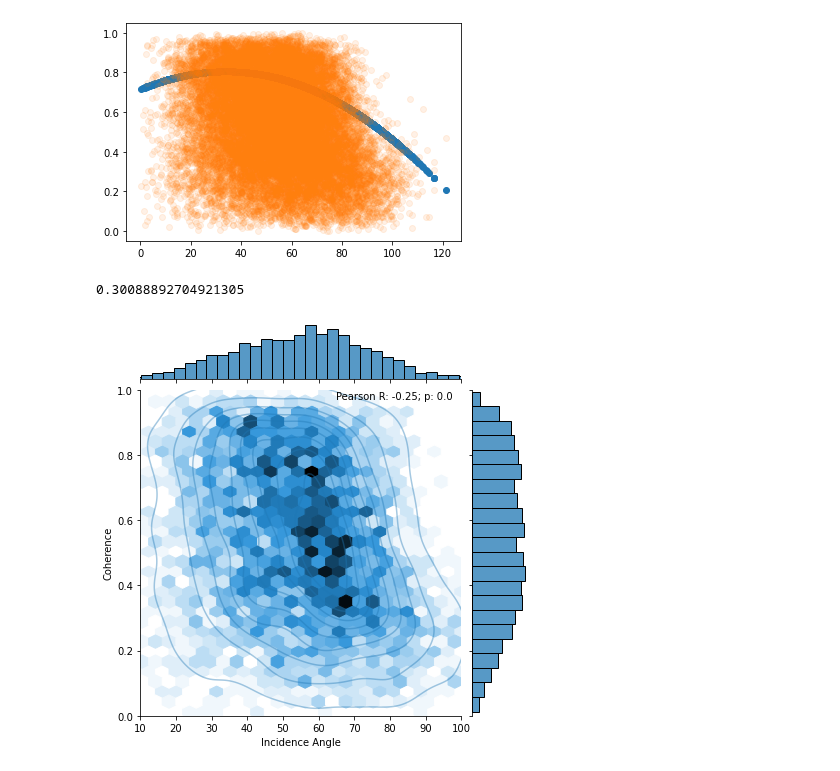
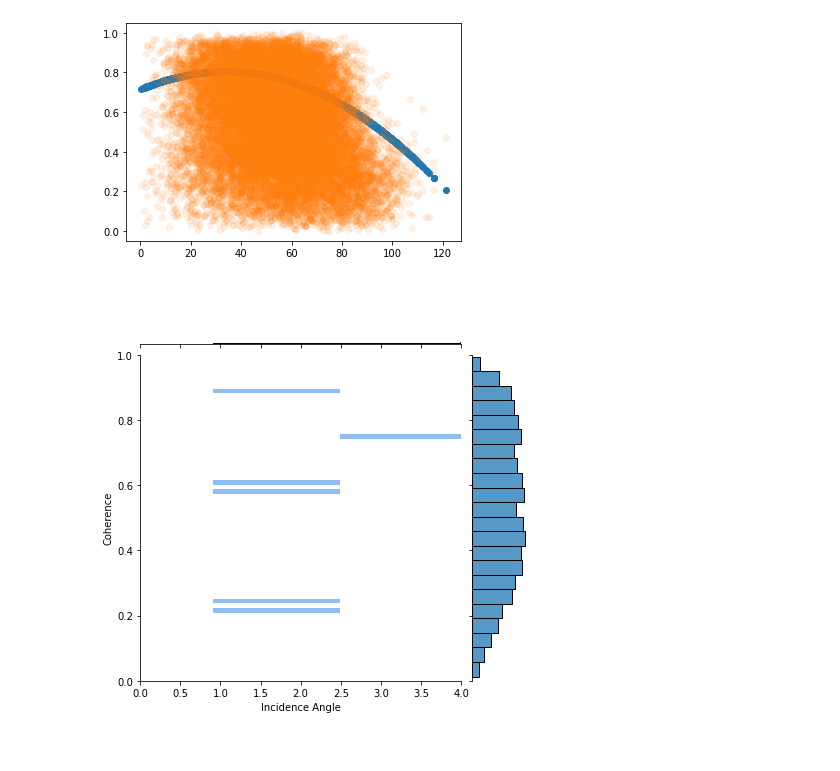
Before and after one commit to ZachHoppinen/uavsar, a Jupyter notebook: src/coherence/spatial_coherence/inc/all-inc.ipynb, the cells around one changed output. Cells and saved outputs as stored; diff of their text form; code cells hidden in the pictures.

Commit message:
figures

```diff
--- a/src/coherence/spatial_coherence/inc/all-inc.ipynb
+++ b/src/coherence/spatial_coherence/inc/all-inc.ipynb
@@ -99,24 +97,21 @@ plt.scatter(np.rad2deg(incs)[::10000], cors[::10000], alpha = 0.1)
 # %% [output]
 <matplotlib.collections.PathCollection at 0x...>
 [figure]
-# %%
-rms
-# %% [output]
-0.30088892704921305
 # %%
 plt.Figure(figsize = (12,8))
-g = sns.jointplot(x = np.rad2deg(incs[::50000]), y = cors[::50000], kind = 'hex', xlim = [10, 100], ylim = [0,1])
-# g.plot_joint(sns.scatterplot, color="C0", zorder=1, alpha = 0.1)
+
+g = sns.jointplot(x = np.rad2deg(incs[::50000]), y = cors[::50000], kind = 'hist', bins = 70, ylim = (0,1), xlim = (0, 4))
 g.plot_joint(sns.kdeplot, color="C0", zorder=1, alpha = 0.4)
+
 xs = np.linspace(np.deg2rad(12), np.deg2rad(100), 200)
 ys = slope * xs + intercept
 # sns.lineplot(x = np.rad2deg(xs),y = ys, zorder = 2, color = 'C1', ax = g.ax_joint)
-g.ax_joint.annotate(text = f'Pearson R: {r:.2}; p: {p:.2}', xy = [65,0.97])
+g.ax_joint.annotate(text = f'Pearson R: {r:.2}; p: {p:.2}', xy = [2.5,0.97])
 g.ax_joint.set_xlabel('Incidence Angle')
 g.ax_joint.set_ylabel('Coherence')
 plt.savefig(join('/bsuhome/zacharykeskinen/uavsar/figures/coherence_spatial/incidence-angle', 'all-inc-coh.png'))
 # %% [output]
-[figure, old version]
+[figure, new version]
 # %%
 # data_fp = '/bsuhome/zacharykeskinen/scratch/data/uavsar/coherence'
 # with open(join(data_fp,'cor_vv.pkl'), 'wb') as f:
```
Also changed, not shown: parts of 1 cell of this notebook, 7 other files.
